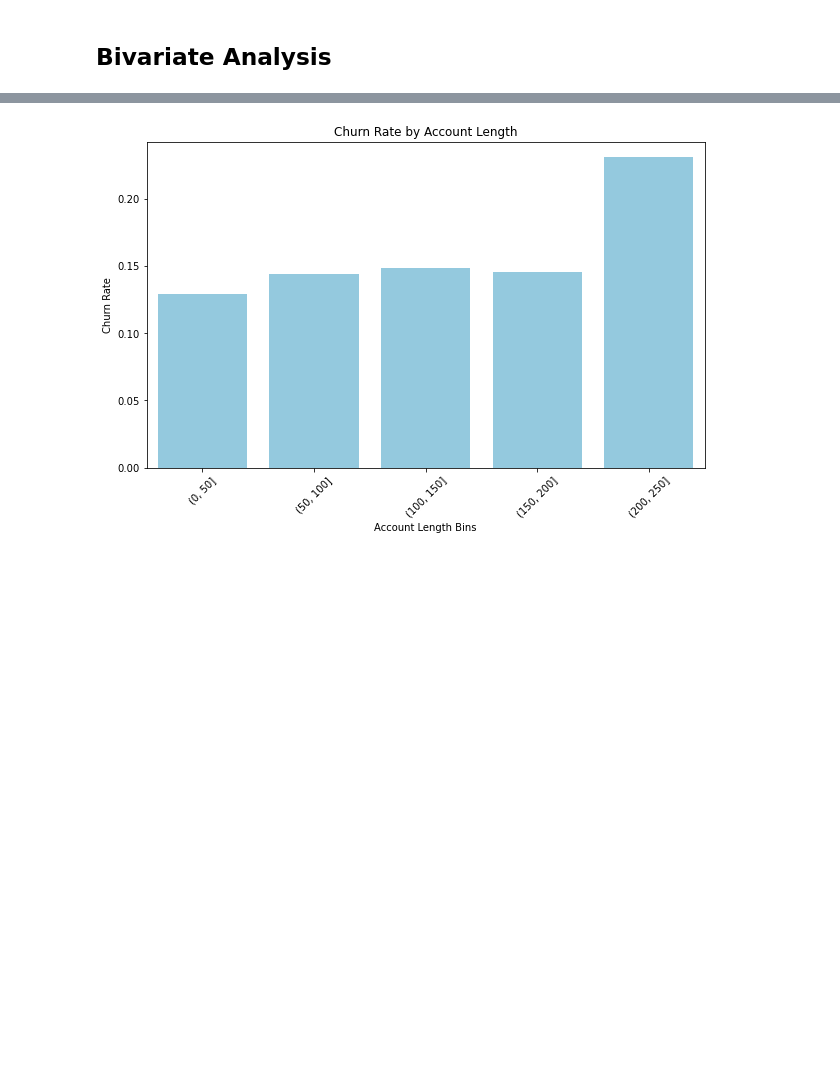
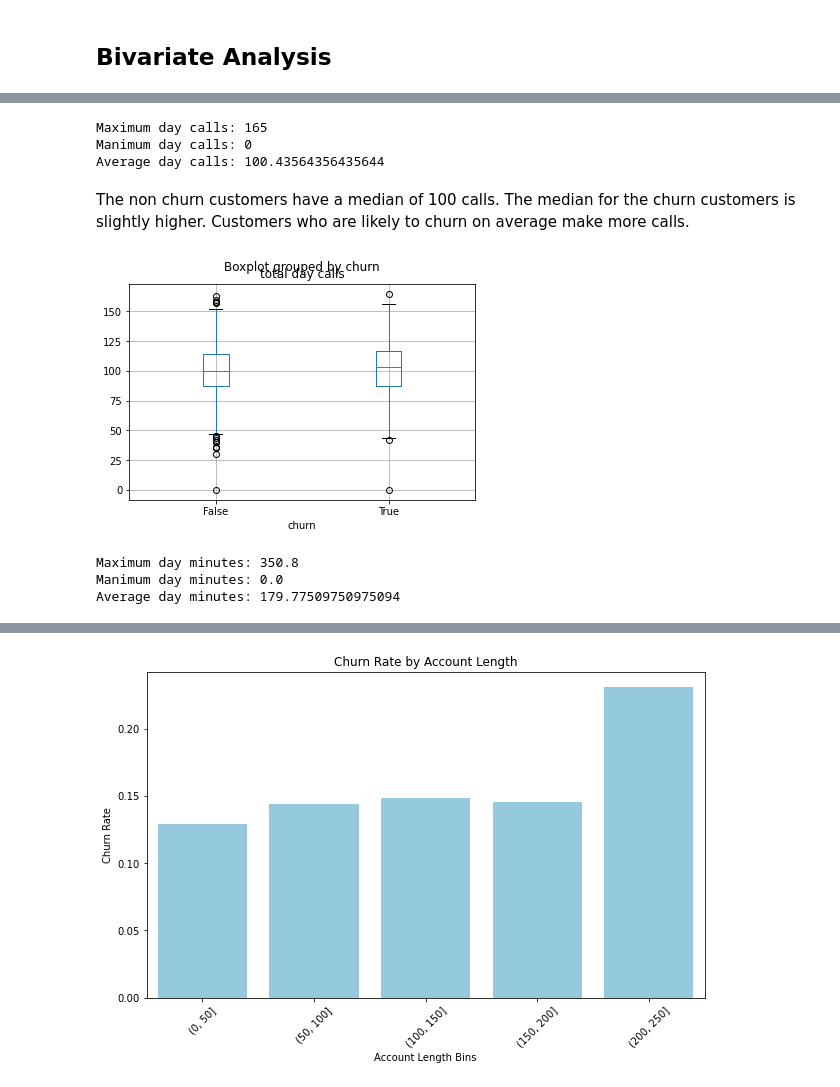
Before and after one commit to mercytegekson/Phase3Project, a Jupyter notebook: index.ipynb, the cells around one changed output, grey strips where cells are left out. Cells and saved outputs as stored; diff of their text form; code cells hidden in the pictures; blank space fills up the shorter version.

```diff
--- a/index.ipynb
+++ b/index.ipynb
@@ -323,0 +319,27 @@ df1
+# %%
+print("Maximum day calls:" , df1['total day calls'].max())
+
+print("Manimum day calls:" , df1['total day calls'].min())
+print("Average day calls:" , df1['total day calls'].mean())
+# %% [output]
+Maximum day calls: 165
+Manimum day calls: 0
+Average day calls: 100.43564356435644
+# %% [markdown]
+The non churn customers have a median of 100 calls. The median for the churn customers is slightly higher.
+Customers who are likely to churn on average make more calls.
+# %%
+# plotting a boxplot to visualize total day calls by churn
+df1.boxplot(column = 'total day calls', by = 'churn')
+plt.show()
+# %% [output]
+[figure, added]
+# %%
+print("Maximum day minutes:" , df1['total day minutes'].max())
+
+print("Manimum day minutes:" , df1['total day minutes'].min())
+print("Average day minutes:" , df1['total day minutes'].mean())
+# %% [output]
+Maximum day minutes: 350.8
+Manimum day minutes: 0.0
+Average day minutes: 179.77509750975094
```
Also changed, not shown: parts of 20 cells of this notebook.
